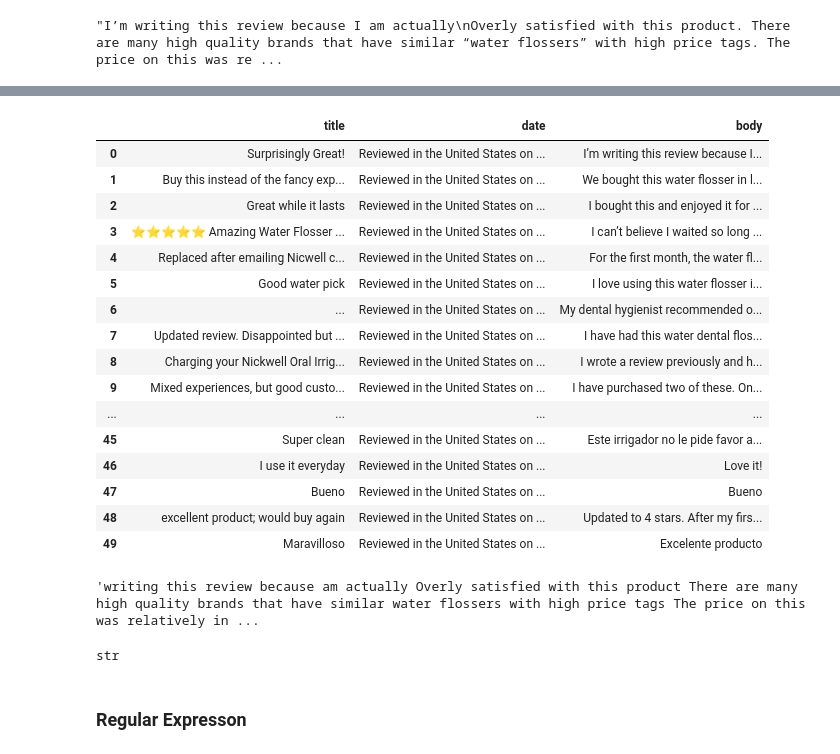
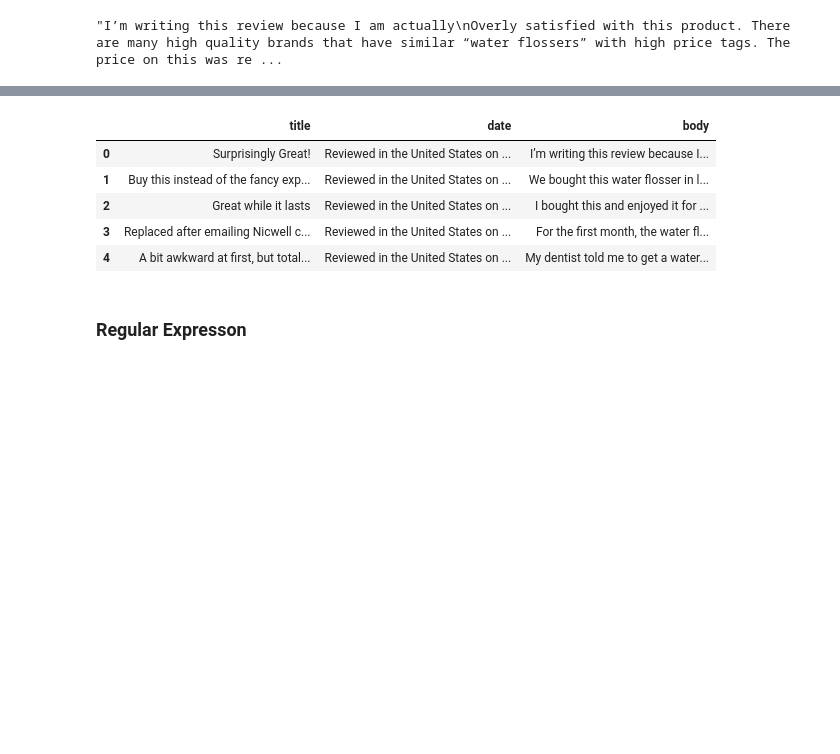
Before and after one commit to ejung2017/pandaspractice, a Jupyter notebook: crawling_amazon.ipynb, the cells around one changed output, grey strips where cells are left out. Saved outputs shown, nothing was run; the diff lists cells and outputs as text; code cells hidden in the pictures; blank space fills up the shorter version.

```diff
--- a/crawling_amazon.ipynb
+++ b/crawling_amazon.ipynb
@@ -395,37 +178,17 @@ plt.show()
 # %%
 import pandas as pd
 df = pd.read_csv("amazon_reviews.csv")
-df
+df.head()
 # %% [output]
 |  | title | date | body |
 | 0 | Surprisingly Great! | Reviewed in the United States on ... | I’m writing this review because I... |
 | 1 | Buy this instead of the fancy exp... | Reviewed in the United States on ... | We bought this water flosser in l... |
 | 2 | Great while it lasts | Reviewed in the United States on ... | I bought this and enjoyed it for ... |
-| 3 | ⭐️⭐️⭐️⭐️⭐️ Amazing Water Flosser ... | Reviewed in the United States on ... | I can’t believe I waited so long ... |
-| 4 | Replaced after emailing Nicwell c... | Reviewed in the United States on ... | For the first month, the water fl... |
-| 5 | Good water pick | Reviewed in the United States on ... | I love using this water flosser i... |
-| 6 | ... | Reviewed in the United States on ... | My dental hygienist recommended o... |
-| 7 | Updated review. Disappointed but ... | Reviewed in the United States on ... | I have had this water dental flos... |
-| 8 | Charging your Nickwell Oral Irrig... | Reviewed in the United States on ... | I wrote a review previously and h... |
-| 9 | Mixed experiences, but good custo... | Reviewed in the United States on ... | I have purchased two of these. On... |
-| ... | ... | ... | ... |
-| 45 | Super clean | Reviewed in the United States on ... | Este irrigador no le pide favor a... |
-| 46 | I use it everyday | Reviewed in the United States on ... | Love it! |
-| 47 | Bueno | Reviewed in the United States on ... | Bueno |
-| 48 | excellent product; would buy again | Reviewed in the United States on ... | Updated to 4 stars. After my firs... |
-| 49 | Maravilloso | Reviewed in the United States on ... | Excelente producto |
+| 3 | Replaced after emailing Nicwell c... | Reviewed in the United States on ... | For the first month, the water fl... |
+| 4 | A bit awkward at first, but total... | Reviewed in the United States on ... | My dentist told me to get a water... |
-# %%
-body_str
-# %% [output]
-'writing this review because am actually Overly satisfied with this product There are many high quality brands that have similar water flossers with high price tags The price on this was relatively in ...
 # %%
-all_words_body = (df['body']+' ').sum()
-all_words_title = (df['title']+' ').sum()
-type(all_words_title)
-# text_for_wordcloud = ' '.join(all_words_body)
-# text_for_wordcloud
+all_words_body = (df['body']+' ').sum() #str
+all_words_title = (df['title']+' ').sum() #str
-# %% [output]
-str
 # %% [markdown]
 ### Regular Expresson
 # %%
```
Also changed, not shown: parts of 73 cells of this notebook, 2 other files.
